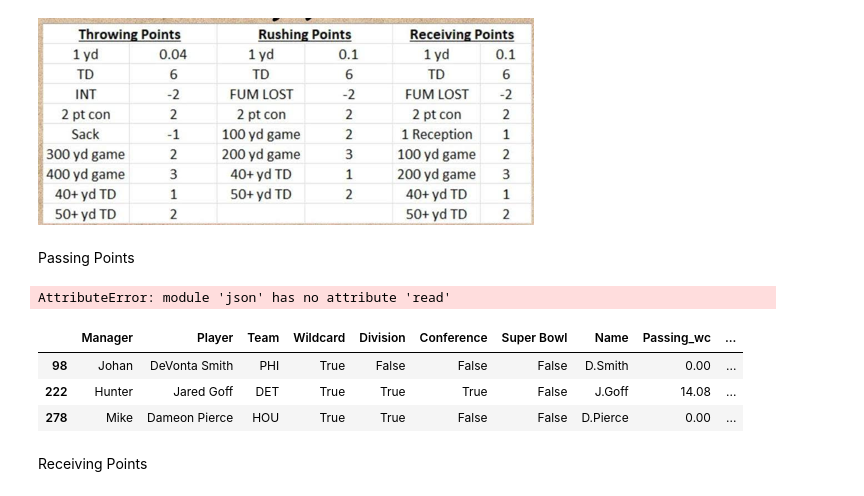
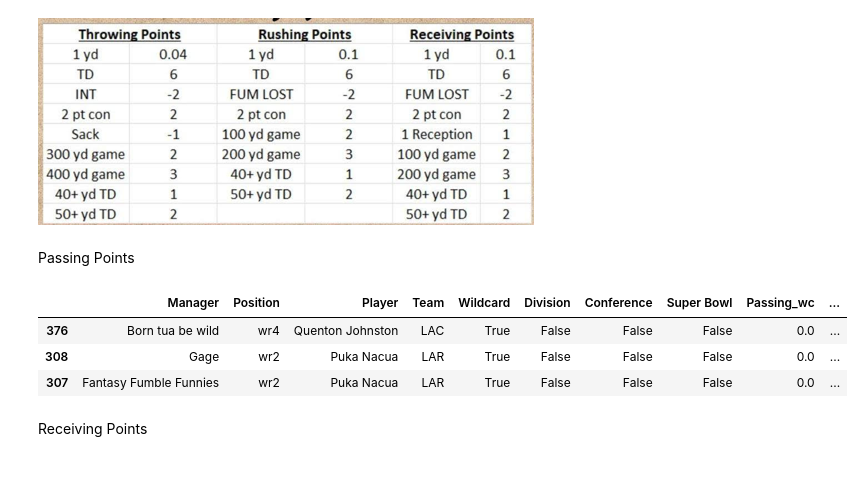
Before and after one commit to erincmurphy83/FFPE25, a Jupyter notebook: 0_data_cleaning.ipynb, the cells around one changed output. Cells and saved outputs as stored; diff of their text form; code cells hidden in the pictures.

```diff
--- a/0_data_cleaning.ipynb
+++ b/0_data_cleaning.ipynb
@@ -150,5 +103,0 @@ df['Name'] = df.Player.apply(lambda p: fix_name(p))
-# %%
-# Update Amon-Ra St. Brown's player name in PBP
-df.loc[df.Player=="Amon-Ra St. Brown", 'Name'] = "A.St. Brown"
-
-sorted(df.Name.unique())
@@ -180,26 +122,29 @@ Adding in Post-Season Scoring
 ![image.png](attachment:image.png)
 # %% [markdown]
 Passing Points
-# %%
-import json
-test_df = ("https://site.api.espn.com/apis/site/v2/sports/football/nfl/scoreboard")
-test_df
-# %% [output]
-AttributeError: module 'json' has no attribute 'read'
+# %%
+url = "https://api.sportsdata.io/v3/nfl/stats/json/PlayerGameStatsByWeek/2024POST/1?key=894a647921b940ec91ac30b2dfbc0544"
+stats_df = pd.read_json(url)
 # %%
 # Define passing points function
 
 def passing_points(w, name, qb_print=False):
-    pass_yards = pbp_pass.query("week==@w & passer==@name")['passing_yards'].sum()
-    pass_td = pbp_pass.query("week==@w & passer==@name & series_result=='Touchdown' & td_team.notnull()")['series_success'].count()
-    int_ = pbp_pass.query("week==@w & passer==@name & interception==1")['series_success'].count()
-    two_pt = pbp_pass.query("week==@w & passer==@name & two_point_attempt==1 & two_point_conv_result=='success'")['series_success'].count()
-    sack = pbp_pass.query("week==@w & passer==@name & sack==1")['series_success'].count()
-    td40yd = sum(pbp_pass.query("week==@w & passer==@name & series_result=='Touchdown' & td_team.notnull()")['passing_yards'] >= 40)
-    td50yd = sum(pbp_pass.query("week==@w & passer==@name & series_result=='Touchdown' & td_team.notnull()")['passing_yards'] >= 50)
-    if pass_yards > 400:
+    pass_yards = stats_df.query("Name==@name & Week==@w")['PassingYards'].sum()
+    pass_td = stats_df.query("Name==@name & Week==@w")['PassingTouchdowns'].sum()
+    int_ = stats_df.query("Name==@name & Week==@w")['PassingInterceptions'].sum()
+    two_pt = stats_df.query("Name==@name & Week==@w")['TwoPointConversionPasses'].sum()
+    sack = stats_df.query("Name==@name & Week==@w")['PassingSacks'].sum()
+    if len(stats_df.query("Name==@name & Week==@w")['ScoringDetails']) > 0:
+        scoring_deets = stats_df.query("Name==@name & Week==@w")['ScoringDetails'].values[0]
+        td40yd = sum([1 for sd in scoring_deets if sd['ScoringType']=='PassingTouchdown' and sd['Length'] >= 40])
+        td50yd = sum([1 for sd in scoring_deets if sd['ScoringType']=='PassingTouchdown' and sd['Length'] >= 50])
+    else:
+        td40yd = 0
+        td50yd = 0
+
+    if pass_yards > 400.0:
         bonus = 3
-    elif pass_yards > 300:
+    elif pass_yards > 300.0:
         bonus = 2
     else:
         bonus=0
@@ -212,19 +157,19 @@ def passing_points(w, name, qb_print=False):
 # %%
 # Apply passing points to games played
 
-df['Passing_wc'] = df.Name.apply(lambda x: passing_points(19, x))
-df['Passing_div'] = df.Name.apply(lambda x: passing_points(20, x))
-df['Passing_conf'] = df.Name.apply(lambda x: passing_points(21, x))
-df['Passing_sb'] = df.Name.apply(lambda x: passing_points(22, x))  # this may be 22
+df['Passing_wc'] = df.Player.apply(lambda x: passing_points(1, x))
+# df['Passing_div'] = df.Player.apply(lambda x: passing_points(2, x))
+# df['Passing_conf'] = df.Player.apply(lambda x: passing_points(3, x))
+# df['Passing_sb'] = df.Player.apply(lambda x: passing_points(4, x))
 
 pass_cols = [c for c in df.columns if "Passing" in c]
 df['Total_passing'] = df[pass_cols].sum(axis=1)
 
-# df.sort_values('Total_passing', ascending=False).sample(3)
+df.sort_values('Total_passing', ascending=False).sample(3)
 # %% [output]
-|  | Manager | Player | Team | Wildcard | Division | Conference | Super Bowl | Name | Passing_wc | ... |
-| 98 | Johan | DeVonta Smith | PHI | True | False | False | False | D.Smith | 0.00 | ... |
-| 222 | Hunter | Jared Goff | DET | True | True | True | False | J.Goff | 14.08 | ... |
-| 278 | Mike | Dameon Pierce | HOU | True | True | False | False | D.Pierce | 0.00 | ... |
+|  | Manager | Position | Player | Team | Wildcard | Division | Conference | Super Bowl | Passing_wc | ... |
+| 376 | Born tua be wild | wr4 | Quenton Johnston | LAC | True | False | False | False | 0.0 | ... |
+| 308 | Gage | wr2 | Puka Nacua | LAR | True | False | False | False | 0.0 | ... |
+| 307 | Fantasy Fumble Funnies | wr2 | Puka Nacua | LAR | True | False | False | False | 0.0 | ... |
 # %% [markdown]
 Receiving Points
```
Also changed, not shown: parts of 36 cells of this notebook.
